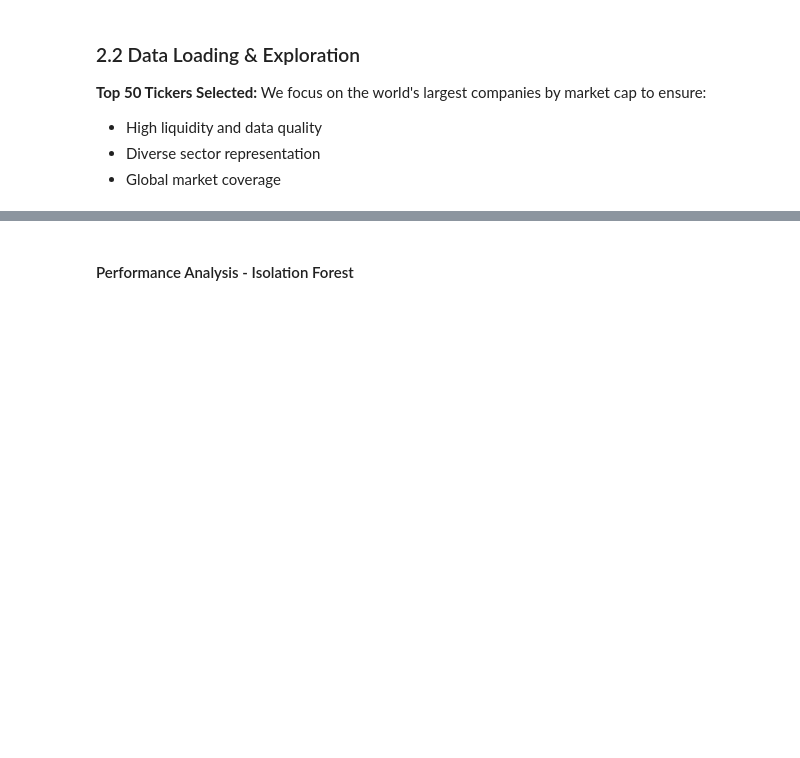
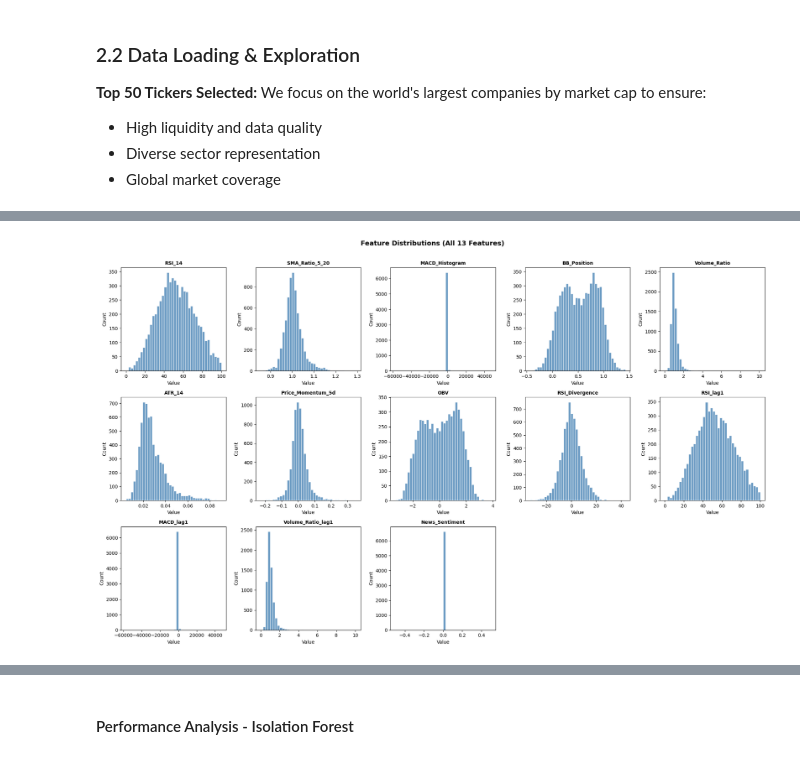
Before and after one commit to racksyyy/Stock-Market-Trend-Analysis, a Jupyter notebook: Notebooks/Stock_Market_Trend_Analysis.ipynb, the cells around one changed output, grey strips where cells are left out. Drawn from its saved outputs; the diff is of its cells as text; code cells hidden in the pictures; blank space fills up the shorter version.

```diff
--- a/Notebooks/Stock_Market_Trend_Analysis.ipynb
+++ b/Notebooks/Stock_Market_Trend_Analysis.ipynb
@@ -276,0 +355,92 @@ Loading raw data and calculating features...
+# %%
+# ── Load features for EDA ──────────────────────────────────────────────────
+eda_df = pd.read_csv(proc_dir / "market_data_features.csv")
+
+BASE_FEATURES = [
+    'RSI_14', 'SMA_Ratio_5_20', 'MACD_Histogram',
+    'BB_Position', 'Volume_Ratio'
+]
+NEW_FEATURES = [
+    'ATR_14', 'Price_Momentum_5d', 'OBV', 'RSI_Divergence',
+    'RSI_lag1', 'MACD_lag1', 'Volume_Ratio_lag1', 'News_Sentiment'
+]
+ALL_FEATURES = BASE_FEATURES + NEW_FEATURES
+
+eda_clean = eda_df.dropna(subset=ALL_FEATURES).copy()
+
+# ── 1. Feature Distributions ────────────────────────────────────────────────
+fig, axes = plt.subplots(3, 5, figsize=(20, 12))
+axes = axes.flatten()
+for i, feat in enumerate(ALL_FEATURES[:13]):
+    axes[i].hist(eda_clean[feat], bins=40, color='steelblue', edgecolor='white', alpha=0.8)
+    axes[i].set_title(feat, fontsize=10, fontweight='bold')
+    axes[i].set_xlabel('Value')
+    axes[i].set_ylabel('Count')
+# hide last unused axes
+for j in range(len(ALL_FEATURES[:13]), len(axes)):
+    axes[j].set_visible(False)
+plt.suptitle('Feature Distributions (All 13 Features)', fontsize=14, fontweight='bold', y=1.01)
+plt.tight_layout()
+plt.show()
+
+# ── 2. Correlation Heatmap ───────────────────────────────────────────────────
+fig, ax = plt.subplots(figsize=(14, 10))
+corr_matrix = eda_clean[ALL_FEATURES].corr()
+mask = np.triu(np.ones_like(corr_matrix, dtype=bool))
+sns.heatmap(
+    corr_matrix, mask=mask, annot=True, fmt='.2f', cmap='coolwarm',
+    center=0, vmin=-1, vmax=1, ax=ax, linewidths=0.5,
+    annot_kws={'size': 8}
+)
+ax.set_title('Feature Correlation Heatmap', fontsize=14, fontweight='bold')
+plt.tight_layout()
+plt.show()
+
+# ── 3. Target Class Balance ──────────────────────────────────────────────────
+eda_df_target = eda_clean.copy()
+eda_df_target = eda_df_target.sort_values('Date') if 'Date' in eda_df_target.columns else eda_df_target
+eda_df_target['Target'] = (
+    eda_df_target.groupby('Ticker')['Close'].shift(-1) > eda_df_target['Close']
+).astype(int)
+target_counts = eda_df_target['Target'].value_counts()
+
+fig, axes = plt.subplots(1, 2, figsize=(12, 4))
+axes[0].bar(['DOWN (0)', 'UP (1)'], target_counts.values, color=['#e74c3c', '#2ecc71'])
+axes[0].set_title('Target Class Distribution', fontsize=12, fontweight='bold')
+axes[0].set_ylabel('Count')
+for i, v in enumerate(target_counts.values):
+    axes[0].text(i, v + 10, str(v), ha='center', fontweight='bold')
+
+axes[1].pie(target_counts.values, labels=['DOWN', 'UP'], autopct='%1.1f%%',
+            colors=['#e74c3c', '#2ecc71'], startangle=90)
+axes[1].set_title('Target Class Balance', fontsize=12, fontweight='bold')
+plt.tight_layout()
+plt.show()
+
+print(f"Class balance — DOWN: {target_counts[0]:,} ({target_counts[0]/len(eda_df_target)*100:.1f}%)  |  UP: {target_counts[1]:,} ({target_counts[1]/len(eda_df_target)*100:.1f}%)")
+
+# ── 4. Sample price chart with indicators (AAPL) ─────────────────────────────
+aapl = eda_clean[eda_clean['Ticker'] == 'AAPL'].copy() if 'Ticker' in eda_clean.columns else eda_clean
+if len(aapl) > 0:
+    fig, axes = plt.subplots(3, 1, figsize=(14, 10), sharex=True)
+
+    axes[0].plot(aapl.index[-60:], aapl['Close'].iloc[-60:], color='steelblue', label='Close')
+    axes[0].set_title('AAPL — Last 60 Days', fontsize=12, fontweight='bold')
+    axes[0].set_ylabel('Price')
+    axes[0].legend()
+
+    axes[1].plot(aapl.index[-60:], aapl['RSI_14'].iloc[-60:], color='purple', label='RSI(14)')
+    axes[1].axhline(70, color='red', linestyle='--', alpha=0.5, label='Overbought (70)')
+    axes[1].axhline(30, color='green', linestyle='--', alpha=0.5, label='Oversold (30)')
+    axes[1].set_ylabel('RSI')
+    axes[1].legend(fontsize=8)
+
+    axes[2].bar(aapl.index[-60:], aapl['MACD_Histogram'].iloc[-60:],
+                color=['#2ecc71' if v >= 0 else '#e74c3c' for v in aapl['MACD_Histogram'].iloc[-60:]])
+    axes[2].set_ylabel('MACD Histogram')
+    axes[2].set_xlabel('Date')
+
+    plt.tight_layout()
+    plt.show()
+# %% [output]
+[figure, added]
```
Also changed, not shown: parts of 26 cells of this notebook, 8 other files.
